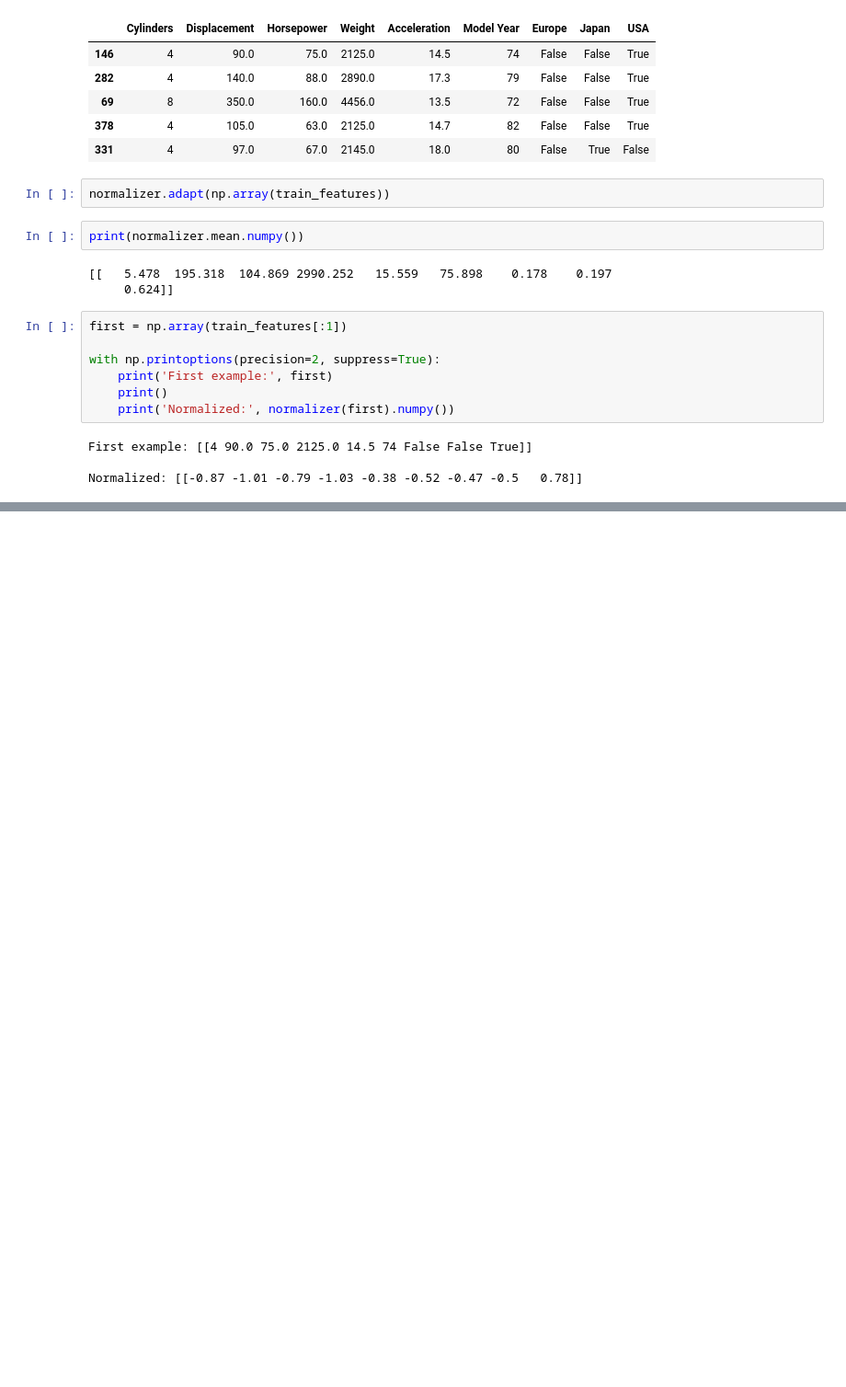
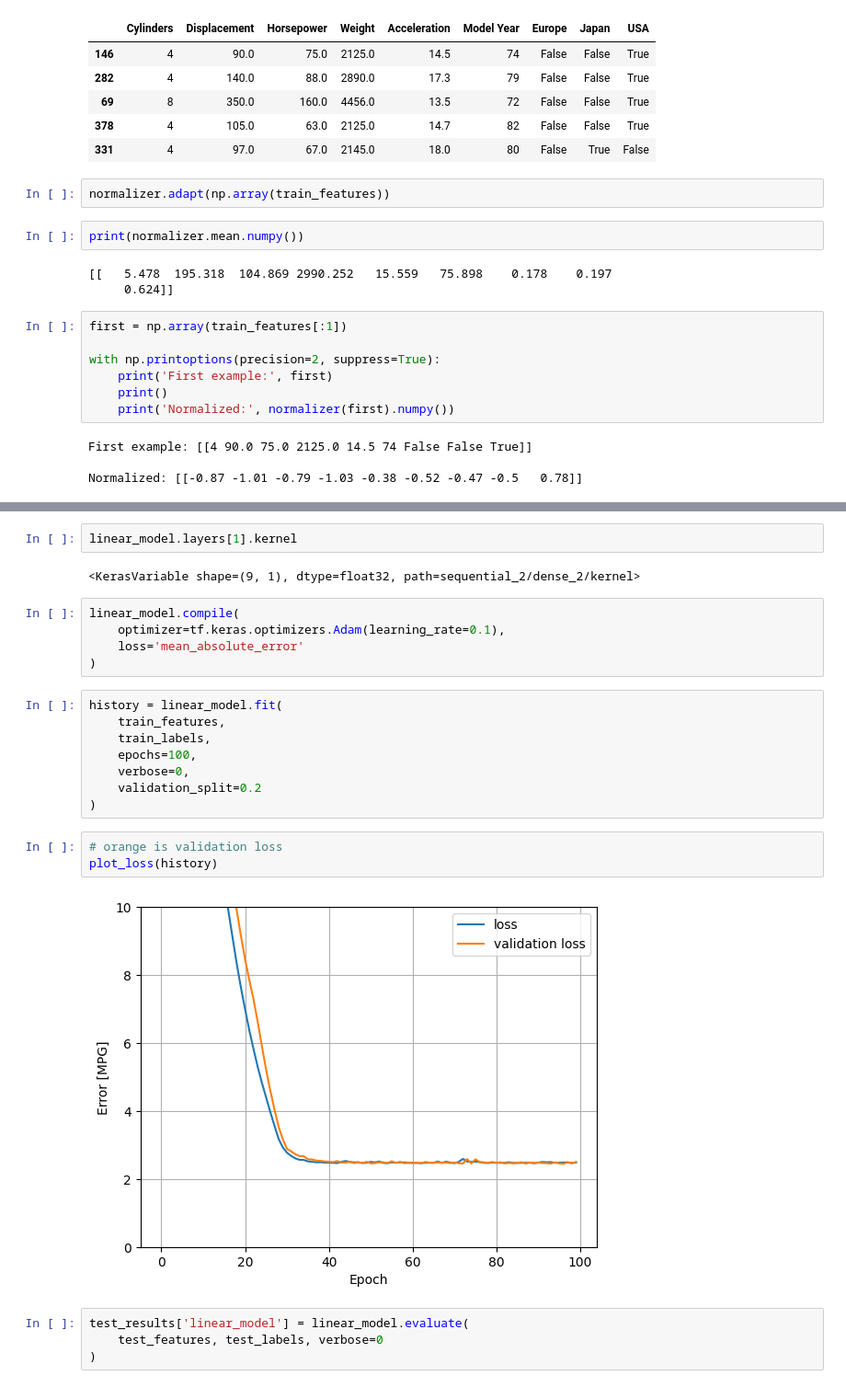
Before and after one commit to pangyeeshen23/AIModel, a Jupyter notebook: Beginner Tutorial/Regression/predict-fuel-eff.ipynb, the cells around one changed output, grey strips where cells are left out. Shown: that part at 92% size. Cells and saved outputs as stored; diff of their text form; blank space fills up the shorter version.

```diff
--- a/Beginner Tutorial/Regression/predict-fuel-eff.ipynb
+++ b/Beginner Tutorial/Regression/predict-fuel-eff.ipynb
@@ -149,0 +284,26 @@ NotImplementedError: Iterating over a symbolic KerasTensor is not supported.
+# %%
+linear_model.layers[1].kernel
+# %% [output]
+<KerasVariable shape=(9, 1), dtype=float32, path=sequential_2/dense_2/kernel>
+# %%
+linear_model.compile(
+    optimizer=tf.keras.optimizers.Adam(learning_rate=0.1),
+    loss='mean_absolute_error'
+)
+# %%
+history = linear_model.fit(
+    train_features,
+    train_labels,
+    epochs=100,
+    verbose=0,
+    validation_split=0.2
+)
+# %%
+# orange is validation loss
+plot_loss(history)
+# %% [output]
+[figure, added]
+# %%
+test_results['linear_model'] = linear_model.evaluate(
+    test_features, test_labels, verbose=0
+)
```
Also changed, not shown: parts of 16 cells of this notebook, 1 other file.
